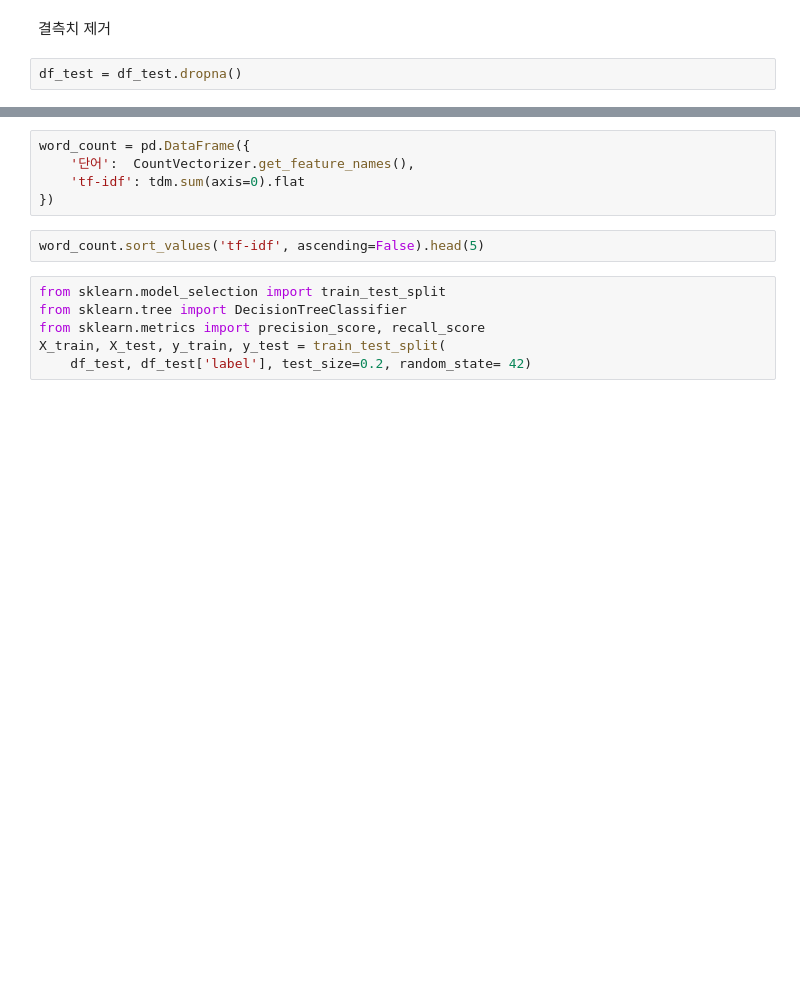
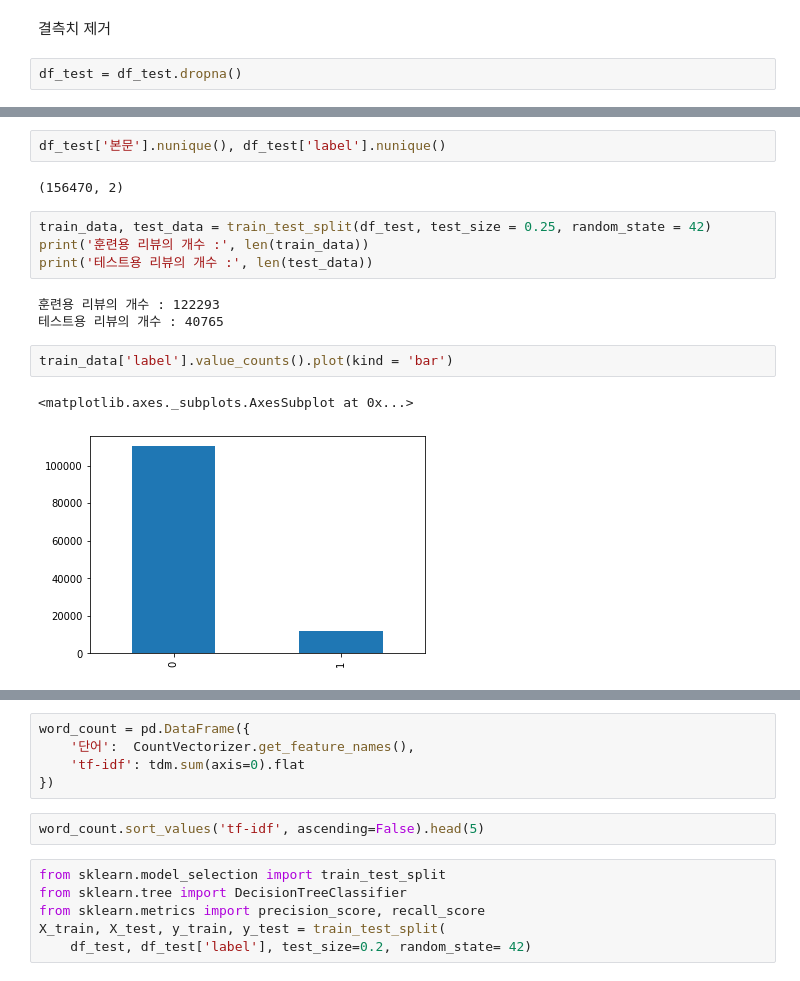
Before and after one commit to okok7272/Fake-news-classification, a Jupyter notebook: Section4Project.ipynb, the cells around one changed output, grey strips where cells are left out. Drawn from its saved outputs; the diff is of its cells as text; blank space fills up the shorter version.

```diff
--- a/Section4Project.ipynb
+++ b/Section4Project.ipynb
@@ -153,0 +165,16 @@ df_test = df_test.dropna()
+# %%
+df_test['본문'].nunique(), df_test['label'].nunique()
+# %% [output]
+(156470, 2)
+# %%
+train_data, test_data = train_test_split(df_test, test_size = 0.25, random_state = 42)
+print('훈련용 리뷰의 개수 :', len(train_data))
+print('테스트용 리뷰의 개수 :', len(test_data))
+# %% [output]
+훈련용 리뷰의 개수 : 122293
+테스트용 리뷰의 개수 : 40765
+# %%
+train_data['label'].value_counts().plot(kind = 'bar')
+# %% [output]
+<matplotlib.axes._subplots.AxesSubplot at 0x...>
+[figure, added]
```
Also changed, not shown: parts of 31 cells of this notebook.
